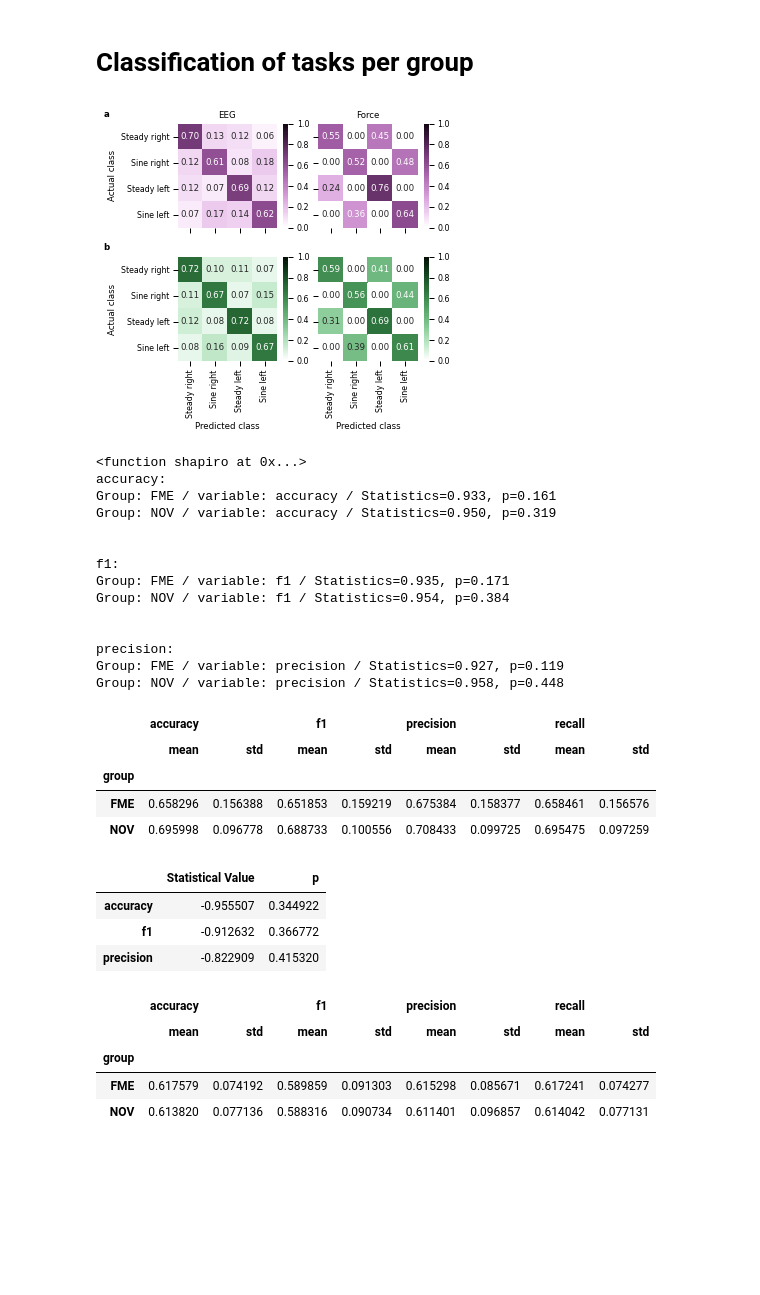
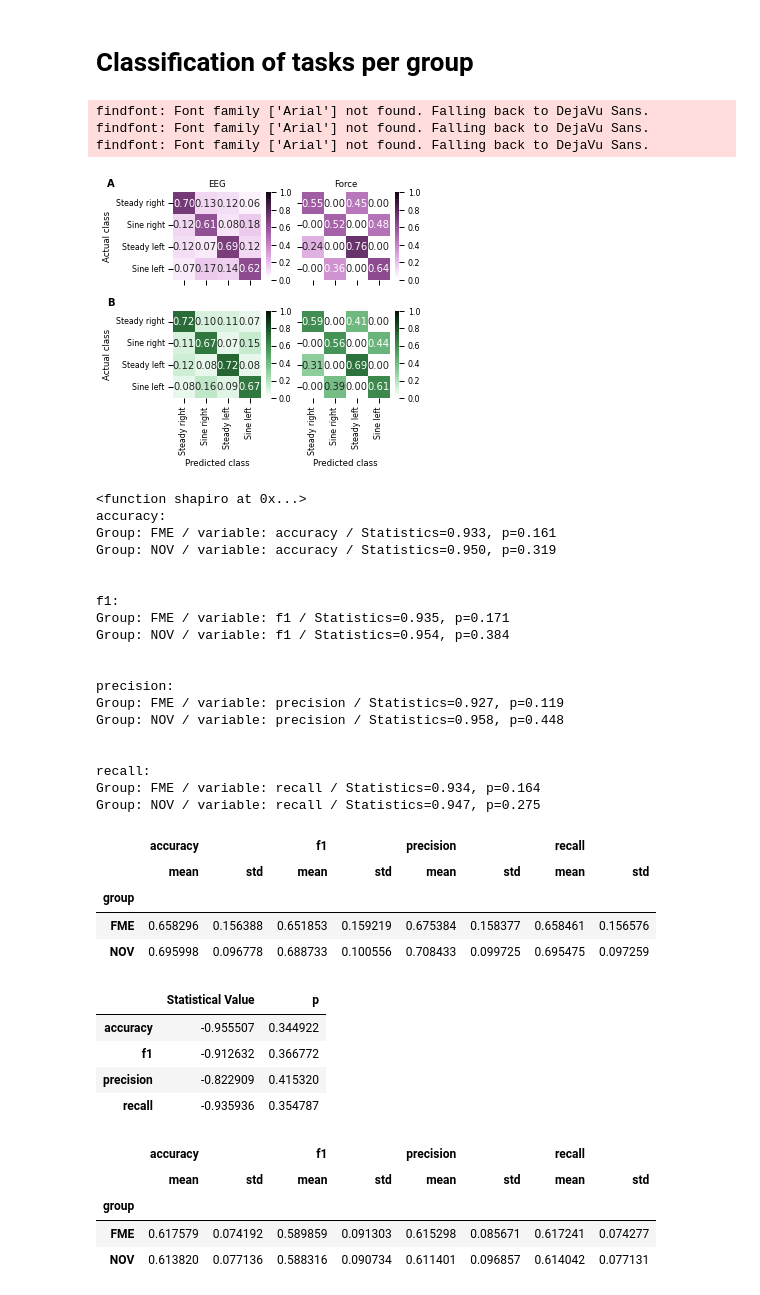
Before and after one commit to christiangoelz/FME_classification, a Jupyter notebook: scripts/results_ml_tasks.ipynb, the cells around one changed output. Drawn from its saved outputs; the diff is of its cells as text; code cells hidden in the pictures; blank space fills up the shorter version.

Commit message:
add group level task classification

```diff
--- a/scripts/results_ml_tasks.ipynb
+++ b/scripts/results_ml_tasks.ipynb
@@ -37,34 +37,41 @@ conf_mat_novices_force.columns.name = 'Predicted class'
 # %%
 from sklearn.metrics import ConfusionMatrixDisplay
 import seaborn as sns
 import matplotlib.pyplot as plt
 cm = 1/2.54
 cmap_exp = sns.cubehelix_palette(n_colors = 50, start=0.4, rot=0, dark=0.05, gamma = 1, hue = 1, light=1)
 cmap_nov = sns.cubehelix_palette(n_colors = 50, start=2.01, rot=0, dark=0.05, gamma = 1, hue = 1, light=1)
 sns.set_context('paper', font_scale = .9)
-fig, axes = plt.subplots(2,2, figsize = (13*cm, 12*cm))
+fig, axes = plt.subplots(2,2, figsize = (12*cm, 11*cm))
+plt.rcParams['mathtext.default'] = 'rm'
+plt.rcParams['mathtext.fontset'] = 'stix'
+plt.rcParams['font.family'] = 'Arial'
+
 sns.heatmap(conf_mat_experts_eeg, cmap= cmap_exp, annot=True, fmt='.2f', vmin = 0, vmax = 1, ax = axes[0,0])
 sns.heatmap(conf_mat_novices_eeg, cmap= cmap_nov, annot=True, fmt='.2f', vmin = 0, vmax = 1, ax = axes[1,0])
 sns.heatmap(conf_mat_experts_force, cmap= cmap_exp, annot=True, fmt='.2f', vmin = 0, vmax = 1, ax = axes[0,1])
 sns.heatmap(conf_mat_novices_force, cmap= cmap_nov, annot=True, fmt='.2f', vmin = 0, vmax = 1, ax = axes[1,1])
 
 
 axes[0,0].set_xticklabels([])
 axes[0,0].set_xlabel('')
 axes[0,0].set_title('EEG')
 axes[0,1].set_xticklabels([])
 axes[0,1].set_xlabel('')
 axes[0,1].set_title('Force')
 axes[0,1].set_yticklabels([])
 axes[0,1].set_ylabel('')
 axes[1,1].set_yticklabels([])
 axes[1,1].set_ylabel('')
-axes[0,0].text(-3, -0.25, "a", horizontalalignment='left', size='medium', color='black', weight='semibold')
-axes[1,0].text(-3, -0.25, "b", horizontalalignment='left', size='medium', color='black', weight='semibold')
+axes[0,0].text(-3, -0.25, "A", horizontalalignment='left', size='medium', color='black', weight='semibold')
+axes[1,0].text(-3, -0.25, "B", horizontalalignment='left', size='medium', color='black', weight='semibold')
 fig.tight_layout()
 fig.savefig(str(Path.cwd().parent / 'Figures' / 'task_classification.svg'))
 # %% [output]
+findfont: Font family ['Arial'] not found. Falling back to DejaVu Sans.
+findfont: Font family ['Arial'] not found. Falling back to DejaVu Sans.
+findfont: Font family ['Arial'] not found. Falling back to DejaVu Sans.
-[figure, old version]
+[figure, new version]
 # %%
 experts = {k:indiv_classi_eeg[k].metrics_ for k in indiv_classi_eeg if "e" in k}
 novices = {k:indiv_classi_eeg[k].metrics_ for k in indiv_classi_eeg if "n" in k}
@@ -85,7 +92,7 @@ from scipy.stats import shapiro
 def test_normality(df, test, output = False):
     stats = []
     print(test)
-    for col in ['accuracy', 'f1', 'precision']:
+    for col in ['accuracy', 'f1', 'precision', 'recall']:
         print('%s:' %col)
         for g in  df.group.unique():
                 data = df[df.group == g]
@@ -113,6 +120,11 @@ Group: NOV / variable: f1 / Statistics=0.954, p=0.384
 precision:
 Group: FME / variable: precision / Statistics=0.927, p=0.119
 Group: NOV / variable: precision / Statistics=0.958, p=0.448
+
+
+recall:
+Group: FME / variable: recall / Statistics=0.934, p=0.164
+Group: NOV / variable: recall / Statistics=0.947, p=0.275
 # %%
 results_eeg_sumstat = results_eeg.groupby('group').describe().loc[:, (slice(None), ('mean','std'))]
 results_eeg_sumstat.to_csv(str(Path.cwd().parent / 'results' / 'classification_report_tasks_eeg_stats.csv'))
@@ -124,13 +136,13 @@ results_eeg_sumstat
 | FME | 0.658296 | 0.156388 | 0.651853 | 0.159219 | 0.675384 | 0.158377 | 0.658461 | 0.156576 |
 | NOV | 0.695998 | 0.096778 | 0.688733 | 0.100556 | 0.708433 | 0.099725 | 0.695475 | 0.097259 |
 # %%
-from scipy.stats import ttest_ind
+from scipy.stats import ttest_ind, mannwhitneyu
 
 def test_diff(df, test, output = False):
     stats = {}
     data_x = df[df.group == 'FME']
     data_y = df[df.group == 'NOV']
-    for col in ['accuracy', 'f1', 'precision']:
+    for col in ['accuracy', 'f1', 'precision', 'recall']:
         x = data_x[col]
         y = data_y[col]
         stat , p = test(x,y)
@@ -146,6 +158,7 @@ stat
 | accuracy | -0.955507 | 0.344922 |
 | f1 | -0.912632 | 0.366772 |
 | precision | -0.822909 | 0.415320 |
+| recall | -0.935936 | 0.354787 |
 # %%
 with open(str(Path.cwd().parent / 'results' / 'task_classification' / 'indiv_classification_tasks_report_force.pkl'), 'rb') as handle:
    report = pickle.load(handle)
```
Also changed, not shown: parts of 9 cells of this notebook, 1 other file.
